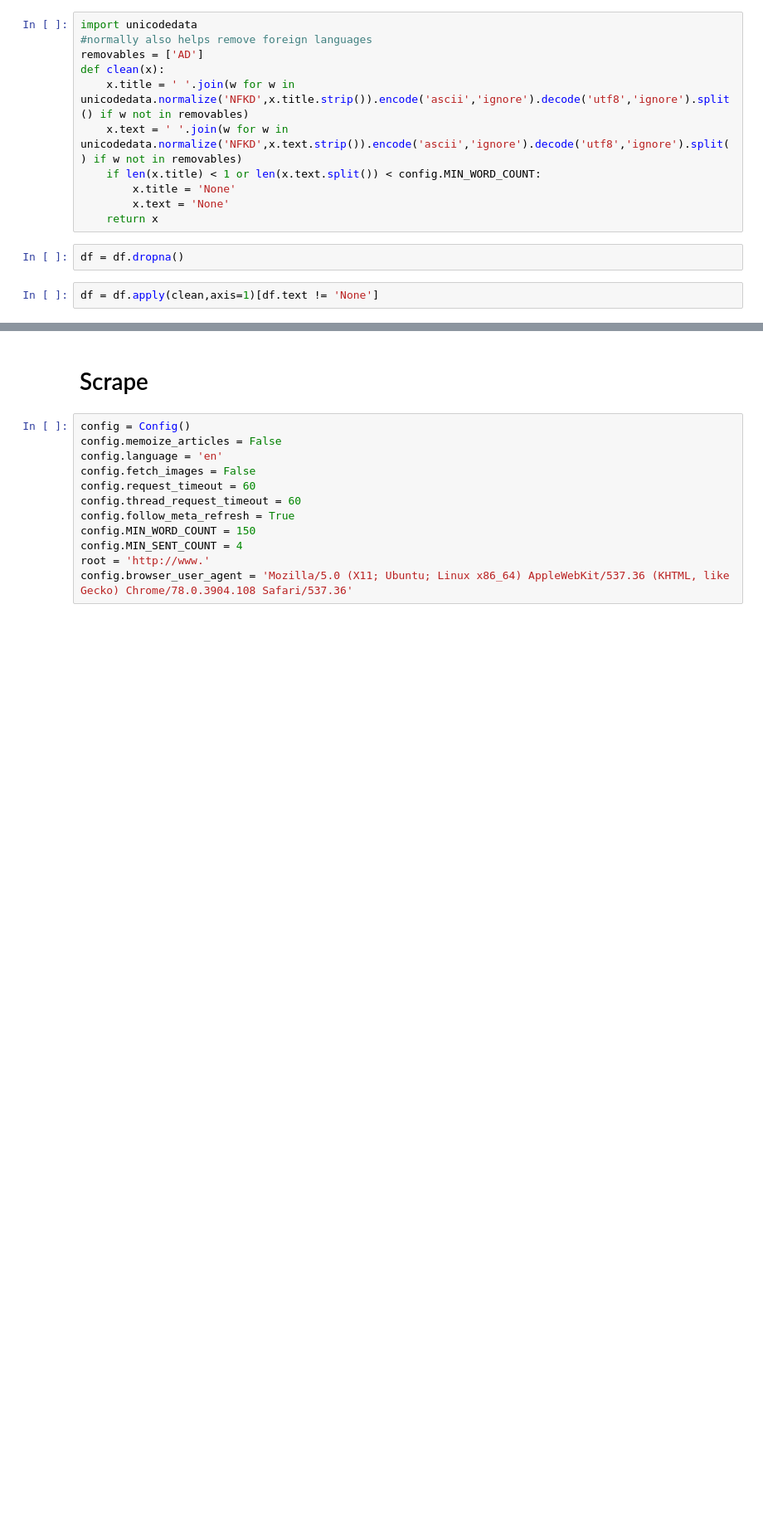
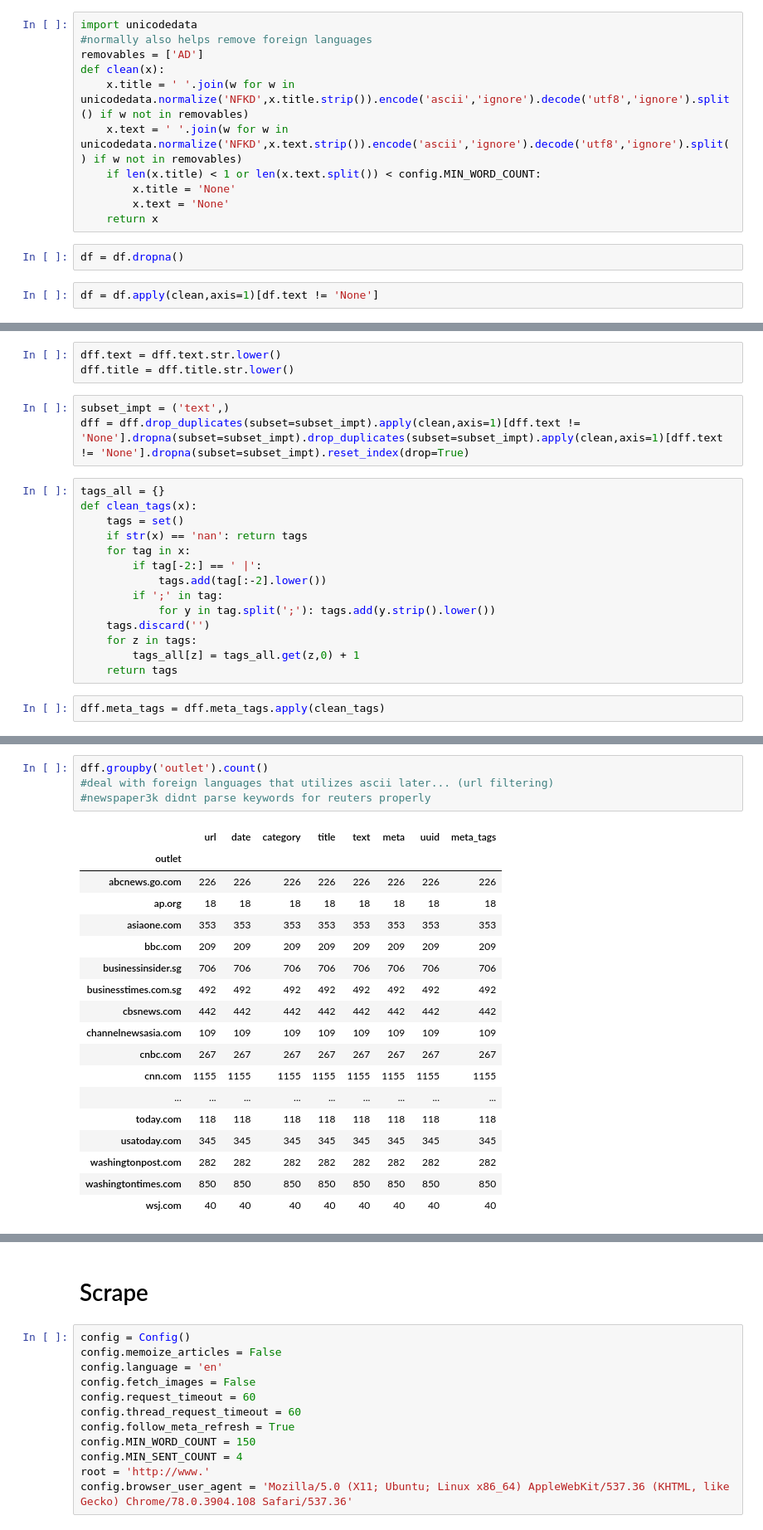
Before and after one commit to Interpause/pseudo-text, a Jupyter notebook: true_news_scraper.ipynb, the cells around one changed output, grey strips where cells are left out. Shown at 83% size. Drawn from its saved outputs; the diff is of its cells as text; blank space fills up the shorter version.

Commit message:
improved keywords parsing

```diff
--- a/true_news_scraper.ipynb
+++ b/true_news_scraper.ipynb
@@ -48,0 +56,22 @@ df.to_pickle('./raw/myNews3.pkl')
+# %%
+dff.text = dff.text.str.lower()
+dff.title = dff.title.str.lower()
+# %%
+subset_impt = ('text',)
+dff = dff.drop_duplicates(subset=subset_impt).apply(clean,axis=1)[dff.text != 'None'].dropna(subset=subset_impt).drop_duplicates(subset=subset_impt).apply(clean,axis=1)[dff.text != 'None'].dropna(subset=subset_impt).reset_index(drop=True)
+# %%
+tags_all = {}
+def clean_tags(x):
+    tags = set()
+    if str(x) == 'nan': return tags
+    for tag in x:
+        if tag[-2:] == ' |':
+            tags.add(tag[:-2].lower())
+        if ';' in tag:
+            for y in tag.split(';'): tags.add(y.strip().lower())
+    tags.discard('')
+    for z in tags:
+        tags_all[z] = tags_all.get(z,0) + 1
+    return tags
+# %%
+dff.meta_tags = dff.meta_tags.apply(clean_tags)
@@ -48,0 +103,23 @@ df.to_pickle('./raw/myNews3.pkl')
+# %%
+dff.groupby('outlet').count()
+#deal with foreign languages that utilizes ascii later... (url filtering)
+#newspaper3k didnt parse keywords for reuters properly
+# %% [output]
+|  | url | date | category | title | text | meta | uuid | meta_tags |
+| outlet |  |  |  |  |  |  |  |  |
+| abcnews.go.com | 226 | 226 | 226 | 226 | 226 | 226 | 226 | 226 |
+| ap.org | 18 | 18 | 18 | 18 | 18 | 18 | 18 | 18 |
+| asiaone.com | 353 | 353 | 353 | 353 | 353 | 353 | 353 | 353 |
+| bbc.com | 209 | 209 | 209 | 209 | 209 | 209 | 209 | 209 |
+| businessinsider.sg | 706 | 706 | 706 | 706 | 706 | 706 | 706 | 706 |
+| businesstimes.com.sg | 492 | 492 | 492 | 492 | 492 | 492 | 492 | 492 |
+| cbsnews.com | 442 | 442 | 442 | 442 | 442 | 442 | 442 | 442 |
+| channelnewsasia.com | 109 | 109 | 109 | 109 | 109 | 109 | 109 | 109 |
+| cnbc.com | 267 | 267 | 267 | 267 | 267 | 267 | 267 | 267 |
+| cnn.com | 1155 | 1155 | 1155 | 1155 | 1155 | 1155 | 1155 | 1155 |
+| ... | ... | ... | ... | ... | ... | ... | ... | ... |
+| today.com | 118 | 118 | 118 | 118 | 118 | 118 | 118 | 118 |
+| usatoday.com | 345 | 345 | 345 | 345 | 345 | 345 | 345 | 345 |
+| washingtonpost.com | 282 | 282 | 282 | 282 | 282 | 282 | 282 | 282 |
+| washingtontimes.com | 850 | 850 | 850 | 850 | 850 | 850 | 850 | 850 |
+| wsj.com | 40 | 40 | 40 | 40 | 40 | 40 | 40 | 40 |
```
Also changed, not shown: parts of 15 cells of this notebook.
